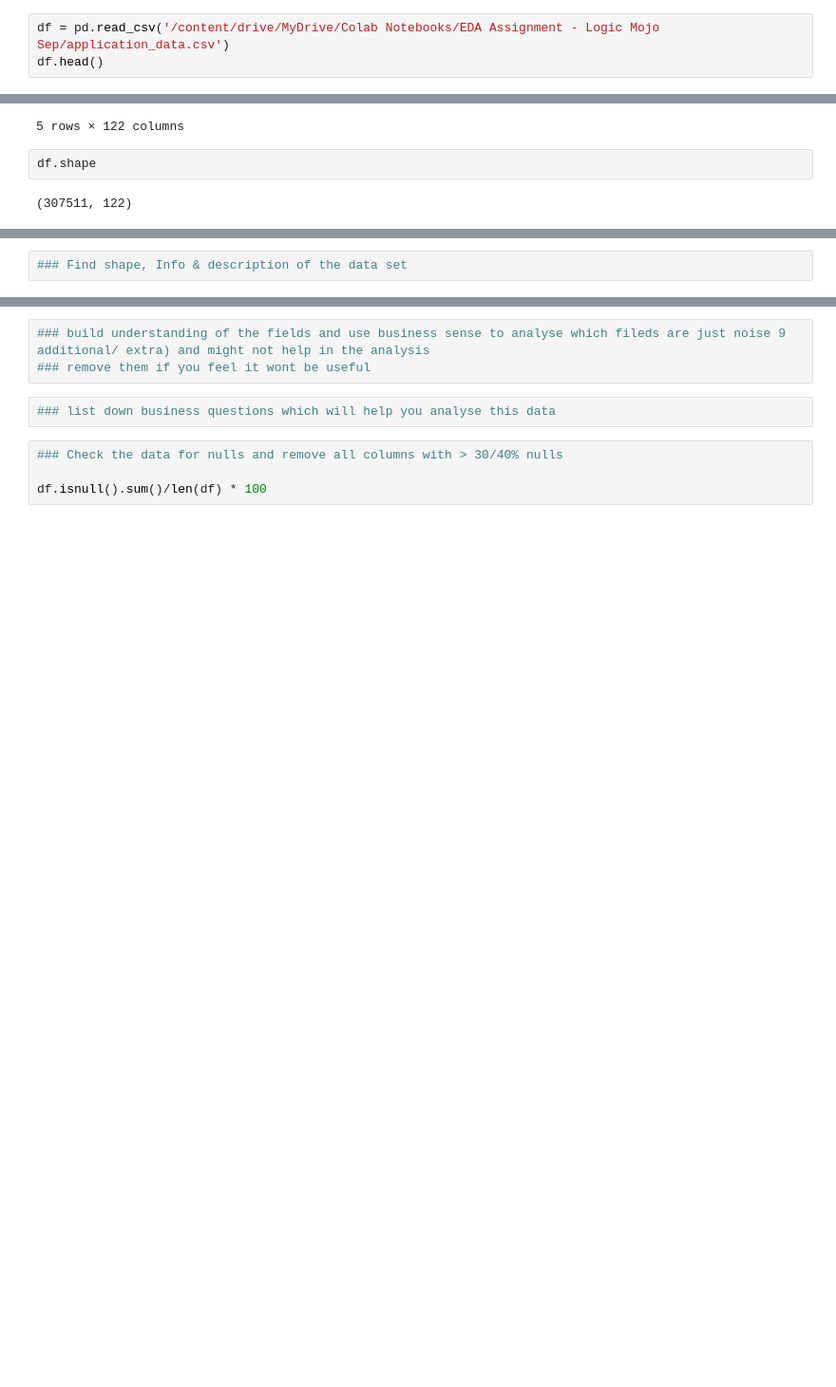
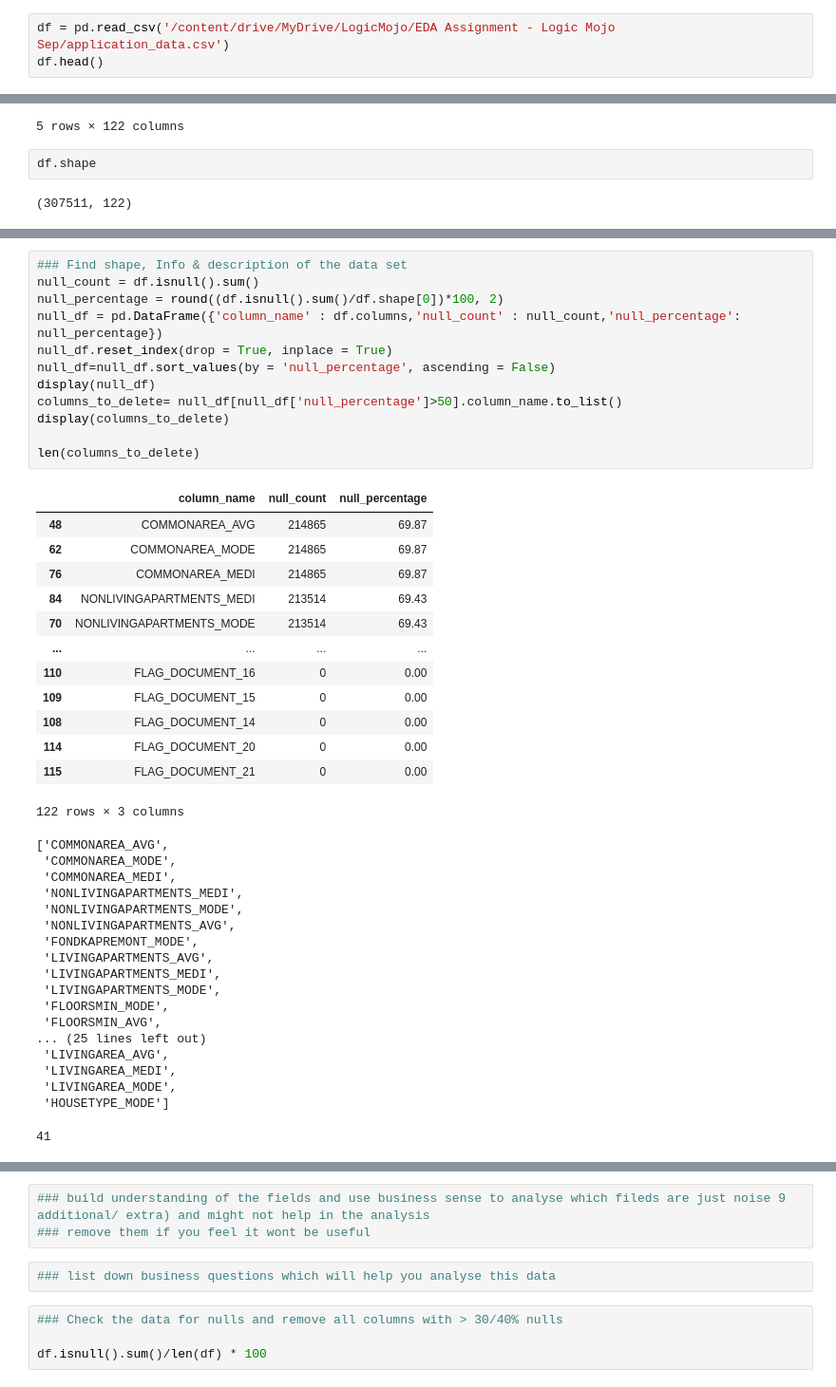
Before and after one commit to PunamBhatia/LogicMojo-AI-ML-April26-Punam, a Jupyter notebook: EDA Assignment - Logic Mojo/Credit_EDA_assignment_solution.ipynb, the cells around one changed output, grey strips where cells are left out. Shown at 95% size. Drawn from its saved outputs; the diff is of its cells as text; blank space fills up the shorter version.

```diff
--- a/EDA Assignment - Logic Mojo/Credit_EDA_assignment_solution.ipynb
+++ b/EDA Assignment - Logic Mojo/Credit_EDA_assignment_solution.ipynb
@@ -21,7 +21,7 @@ drive.mount('/content/drive')
 # %% [output]
 Mounted at /content/drive
 # %%
-df = pd.read_csv('/content/drive/MyDrive/Colab Notebooks/EDA Assignment - Logic Mojo Sep/application_data.csv')
+df = pd.read_csv('/content/drive/MyDrive/LogicMojo/EDA Assignment - Logic Mojo Sep/application_data.csv')
 df.head()
 # %% [output]
 |  | SK_ID_CURR | TARGET | NAME_CONTRACT_TYPE | CODE_GENDER | FLAG_OWN_CAR | FLAG_OWN_REALTY | CNT_CHILDREN | ... |
@@ -51,4 +51,46 @@ df2.shape
 # %% [output]
 (1670214, 37)
-# %%
-### Find shape, Info & description of the data set
+# %%
+### Find shape, Info & description of the data set
+null_count = df.isnull().sum()
+null_percentage = round((df.isnull().sum()/df.shape[0])*100, 2)
+null_df = pd.DataFrame({'column_name' : df.columns,'null_count' : null_count,'null_percentage': null_percentage})
+null_df.reset_index(drop = True, inplace = True)
+null_df=null_df.sort_values(by = 'null_percentage', ascending = False)
+display(null_df)
+columns_to_delete= null_df[null_df['null_percentage']>50].column_name.to_list()
+display(columns_to_delete)
+
+len(columns_to_delete)
+# %% [output]
+|  | column_name | null_count | null_percentage |
+| 48 | COMMONAREA_AVG | 214865 | 69.87 |
+| 62 | COMMONAREA_MODE | 214865 | 69.87 |
+| 76 | COMMONAREA_MEDI | 214865 | 69.87 |
+| 84 | NONLIVINGAPARTMENTS_MEDI | 213514 | 69.43 |
+| 70 | NONLIVINGAPARTMENTS_MODE | 213514 | 69.43 |
+| ... | ... | ... | ... |
+| 110 | FLAG_DOCUMENT_16 | 0 | 0.00 |
+| 109 | FLAG_DOCUMENT_15 | 0 | 0.00 |
+| 108 | FLAG_DOCUMENT_14 | 0 | 0.00 |
+| 114 | FLAG_DOCUMENT_20 | 0 | 0.00 |
+| 115 | FLAG_DOCUMENT_21 | 0 | 0.00 |
+122 rows × 3 columns
+['COMMONAREA_AVG',
+ 'COMMONAREA_MODE',
+ 'COMMONAREA_MEDI',
+ 'NONLIVINGAPARTMENTS_MEDI',
+ 'NONLIVINGAPARTMENTS_MODE',
+ 'NONLIVINGAPARTMENTS_AVG',
+ 'FONDKAPREMONT_MODE',
+ 'LIVINGAPARTMENTS_AVG',
+ 'LIVINGAPARTMENTS_MEDI',
+ 'LIVINGAPARTMENTS_MODE',
+ 'FLOORSMIN_MODE',
+ 'FLOORSMIN_AVG',
+... (25 lines left out)
+ 'LIVINGAREA_AVG',
+ 'LIVINGAREA_MEDI',
+ 'LIVINGAREA_MODE',
+ 'HOUSETYPE_MODE']
+41
```
Also changed, not shown: parts of 3 cells of this notebook.
